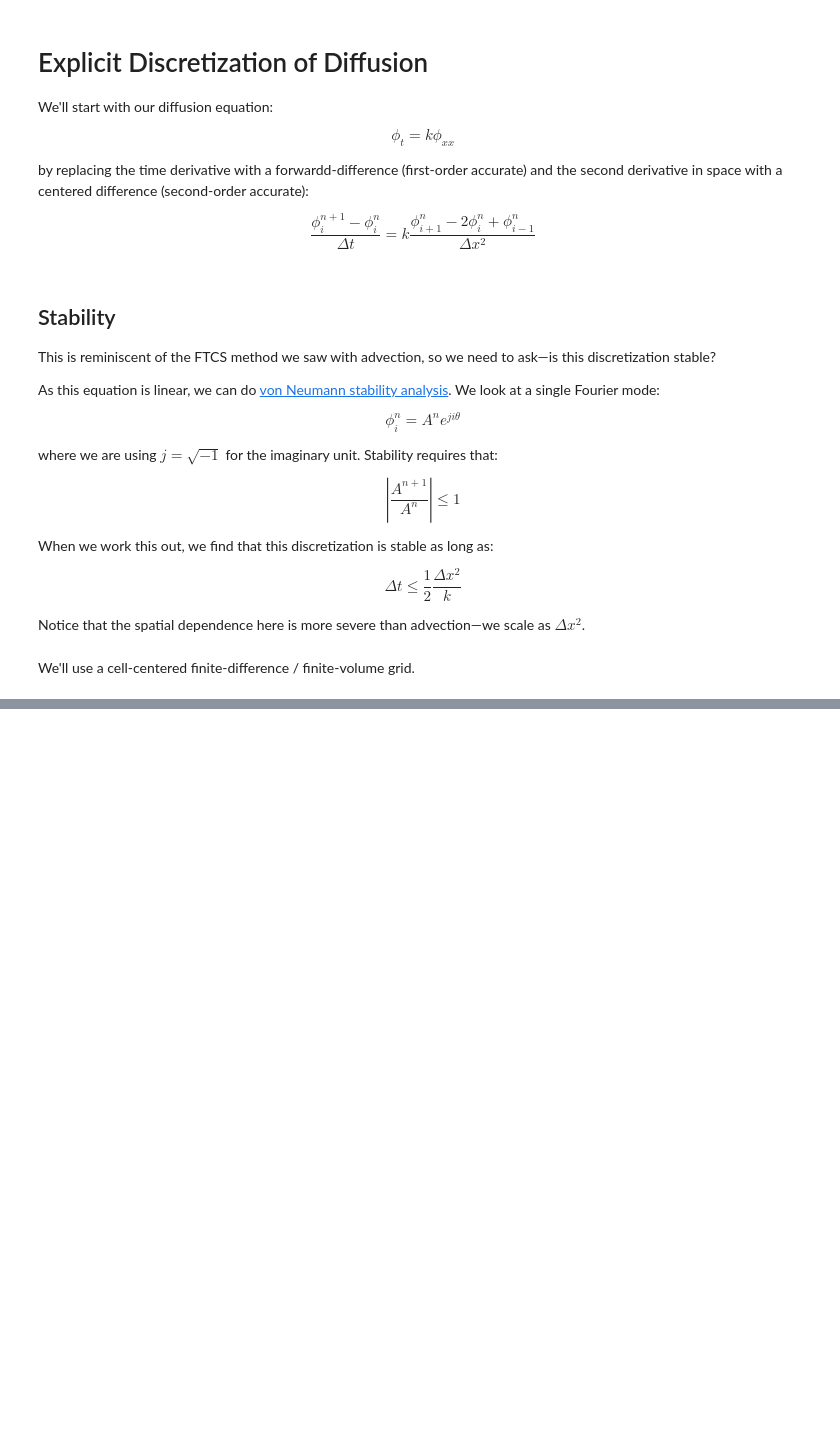
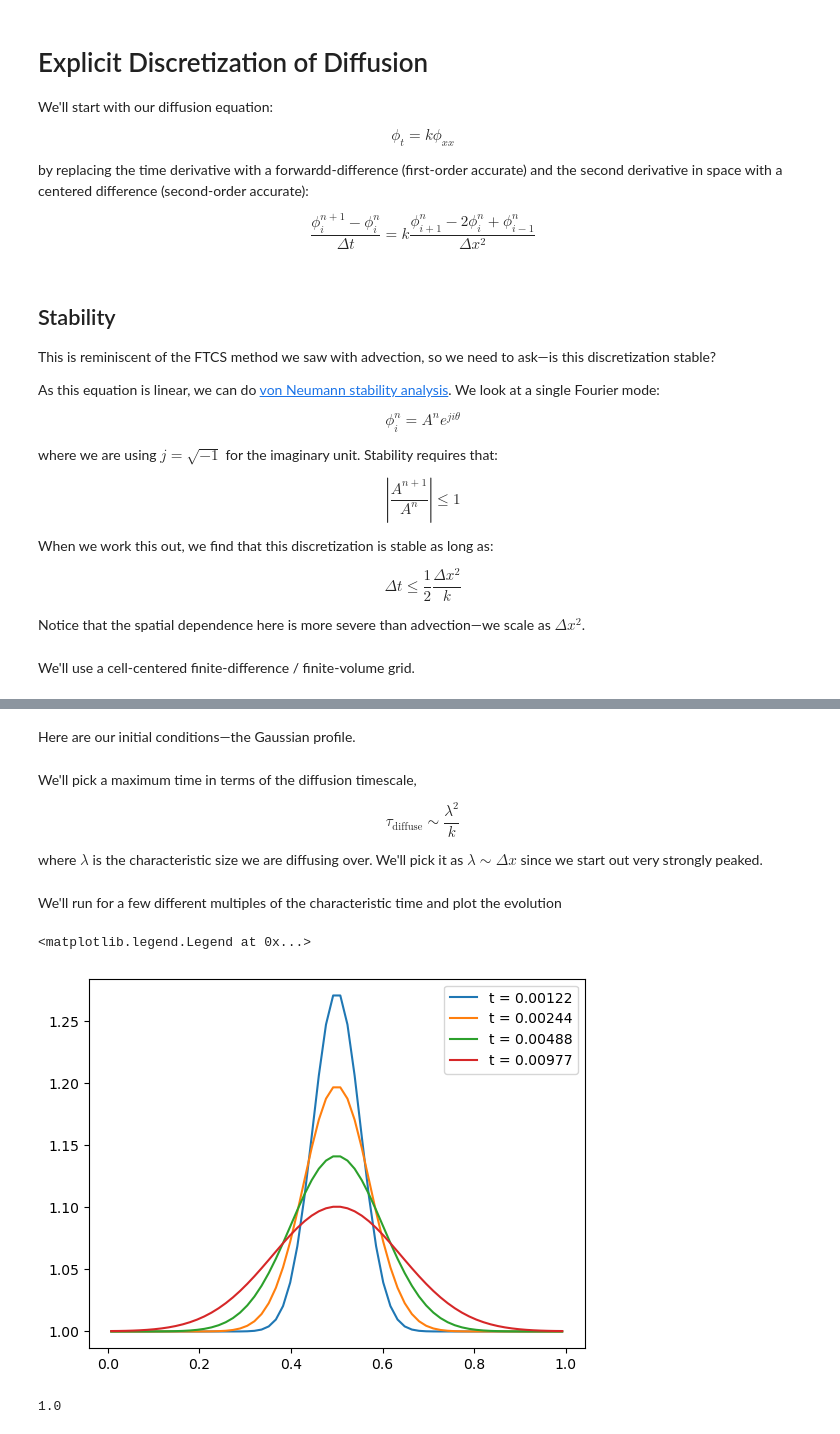
Before and after one commit to zingale/computational_astrophysics, a Jupyter notebook: content/diffusion/diffusion-explicit.ipynb, the cells around one changed output, grey strips where cells are left out. Cells and saved outputs as stored; diff of their text form; code cells hidden in the pictures; blank space fills up the shorter version.

Commit message:
update diffusion

```diff
--- a/content/diffusion/diffusion-explicit.ipynb
+++ b/content/diffusion/diffusion-explicit.ipynb
@@ -36,6 +39,7 @@ Here's the grid class
 # %%
-class CCFDGrid:
-    """ a simple class to hold cell-centered finite-difference data """
+class Grid:
+    """ a simple class to hold cell-centered finite-difference  /
+    finite-volume data """
 
     def __init__(self, nx, ng, xmin=0.0, xmax=1.0):
 
@@ -75,12 +94,11 @@ class CCFDGrid:
 # %%
 def diffuse_explicit(nx, k, C, tmax, init_cond):
-
     """ evolve the system with diffusion coeff k and CFL number C """
 
     ng = 1
 
     # create the grid
-    g = CCFDGrid(nx, ng)
+    g = Grid(nx, ng)
 
     # time info
     dt = C * 0.5 * g.dx**2 / k
@@ -114,8 +132,42 @@ def diffuse_explicit(nx, k, C, tmax, init_cond):
         t += dt
 
     return g
+# %% [markdown]
+Here are our initial conditions&mdash;the Gaussian profile.
 # %%
 def gaussian_ic(g, k, t=0.0, t0=1.e-4, phi1=1.0, phi2=2.0):
     xc = 0.5*(g.xmin + g.xmax)
     return (phi2 - phi1) * (np.sqrt(t0/(t + t0)) *
                             np.exp(-0.25 * (g.x - xc)**2 / (k * (t + t0)))) + phi1
+# %% [markdown]
+We'll pick a maximum time in terms of the diffusion timescale,
+
+$$\tau_\mathrm{diffuse} \sim \frac{\lambda^2}{k}$$
+
+where $\lambda$ is the characteristic size we are diffusing over.  We'll
+pick it as $\lambda \sim \Delta x$ since we start out very strongly peaked.
+# %%
+nx = 64
+C = 0.5
+
+k = 1
+
+t_char = (1.0/nx)**2 / k
+# %% [markdown]
+We'll run for a few different multiples of the characteristic time and
+plot the evolution
+# %%
+fig, ax = plt.subplots()
+
+for n in [1, 2, 4, 8]:
+    g = diffuse_explicit(nx, k, C, n * tmax, gaussian_ic)
+    ax.plot(g.x[g.ilo:g.ihi+1], g.phi[g.ilo:g.ihi+1], label=f"t = {n * tmax:7.5f}")
+
+ax.legend()
+# %% [output]
+<matplotlib.legend.Legend at 0x...>
+[figure, added]
+# %%
+tmax
+# %% [output]
+1.0
```
Also changed, not shown: parts of 3 cells of this notebook.
